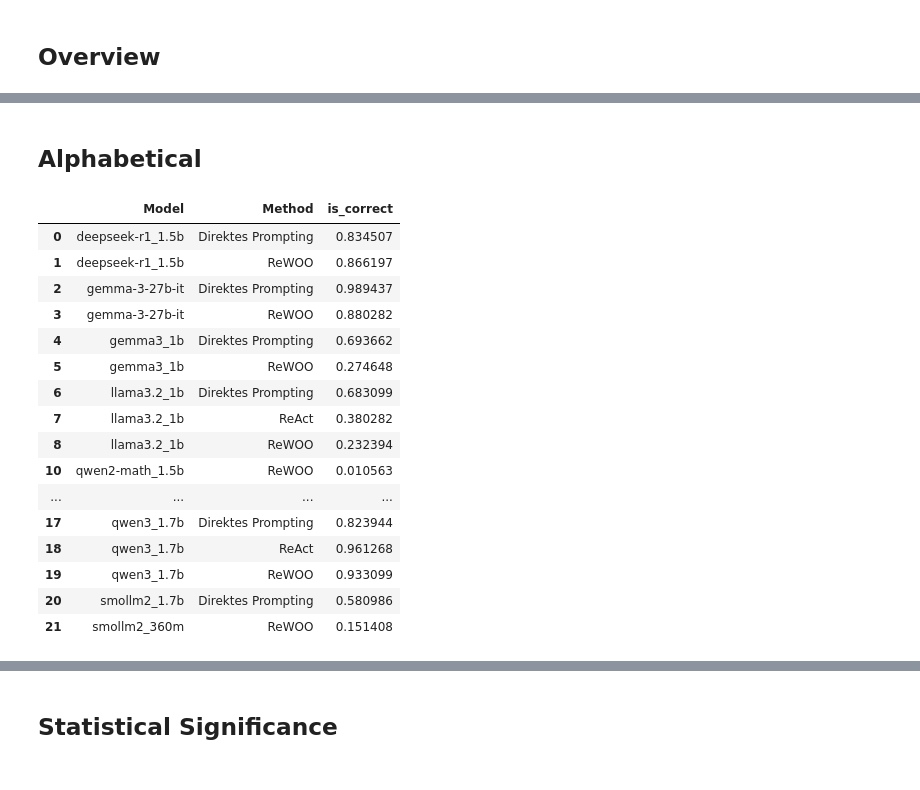
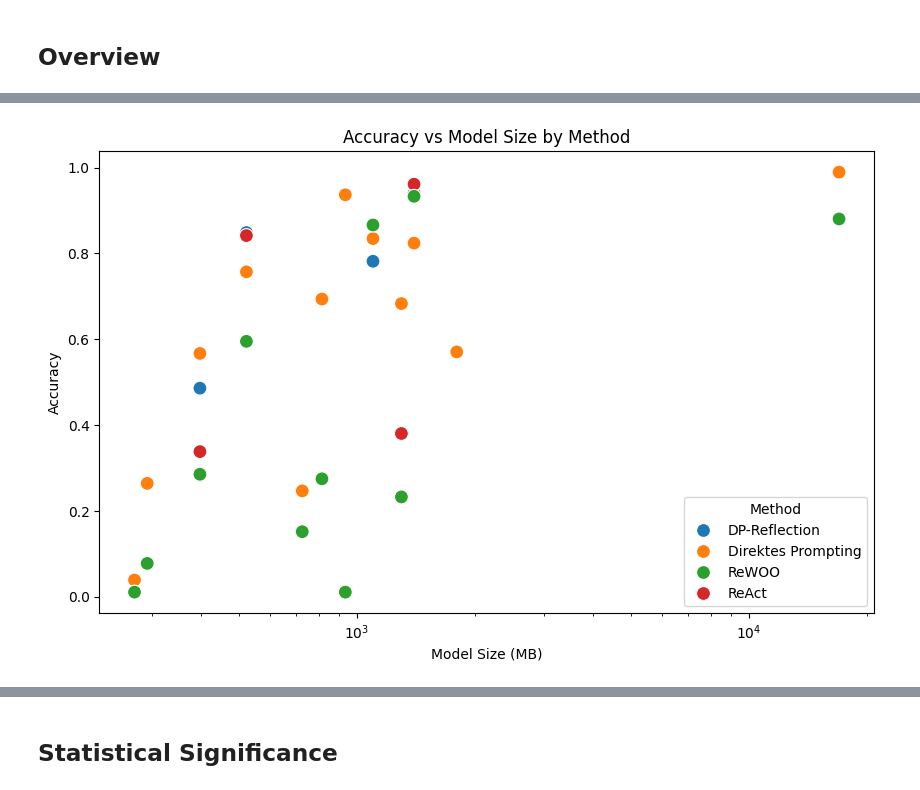
Before and after one commit to fe-bit/math-infer-finetune, a Jupyter notebook: results_do_not_remove/svamp_summary.ipynb, the cells around one changed output, grey strips where cells are left out. Saved outputs shown, nothing was run; the diff lists cells and outputs as text; code cells hidden in the pictures.

```diff
--- a/results_do_not_remove/svamp_summary.ipynb
+++ b/results_do_not_remove/svamp_summary.ipynb
@@ -154,25 +146,27 @@ df_acc
-# %% [markdown]
-## Alphabetical
-# %%
-df_acc = df.groupby(["Model", "Method"]).agg({
-    "is_correct": "mean",
-}).reset_index().sort_values(by="Model", ascending=True)
-df_acc
-# %% [output]
-|  | Model | Method | is_correct |
-| 0 | deepseek-r1_1.5b | Direktes Prompting | 0.834507 |
-| 1 | deepseek-r1_1.5b | ReWOO | 0.866197 |
-| 2 | gemma-3-27b-it | Direktes Prompting | 0.989437 |
-| 3 | gemma-3-27b-it | ReWOO | 0.880282 |
-| 4 | gemma3_1b | Direktes Prompting | 0.693662 |
-| 5 | gemma3_1b | ReWOO | 0.274648 |
-| 6 | llama3.2_1b | Direktes Prompting | 0.683099 |
-| 7 | llama3.2_1b | ReAct | 0.380282 |
-| 8 | llama3.2_1b | ReWOO | 0.232394 |
-| 10 | qwen2-math_1.5b | ReWOO | 0.010563 |
-| ... | ... | ... | ... |
-| 17 | qwen3_1.7b | Direktes Prompting | 0.823944 |
-| 18 | qwen3_1.7b | ReAct | 0.961268 |
-| 19 | qwen3_1.7b | ReWOO | 0.933099 |
-| 20 | smollm2_1.7b | Direktes Prompting | 0.580986 |
-| 21 | smollm2_360m | ReWOO | 0.151408 |
+# %%
+import seaborn as sns
+import matplotlib.pyplot as plt
+
+df_acc =  df.groupby(["Model", "Method"]).agg({
+    "is_correct": "mean",
+}).reset_index()
+
+df_acc["model_size"] = df_acc["Model"].apply(lambda x: models_info[x][0])
+df_acc["quantization"] = df_acc["Model"].apply(lambda x: models_info[x][1])
+
+plt.figure(figsize=(10, 6))
+sns.scatterplot(
+    data=df_acc,
+    x="model_size",
+    y="is_correct",
+    hue="Method",
+    palette="tab10",
+    s=100
+)
+plt.xlabel("Model Size (MB)")
+plt.xscale("log")
+plt.ylabel("Accuracy")
+plt.title("Accuracy vs Model Size by Method")
+plt.show()
+# %% [output]
+[figure, added]
```
Also changed, not shown: parts of 18 cells of this notebook, 11 other files.
